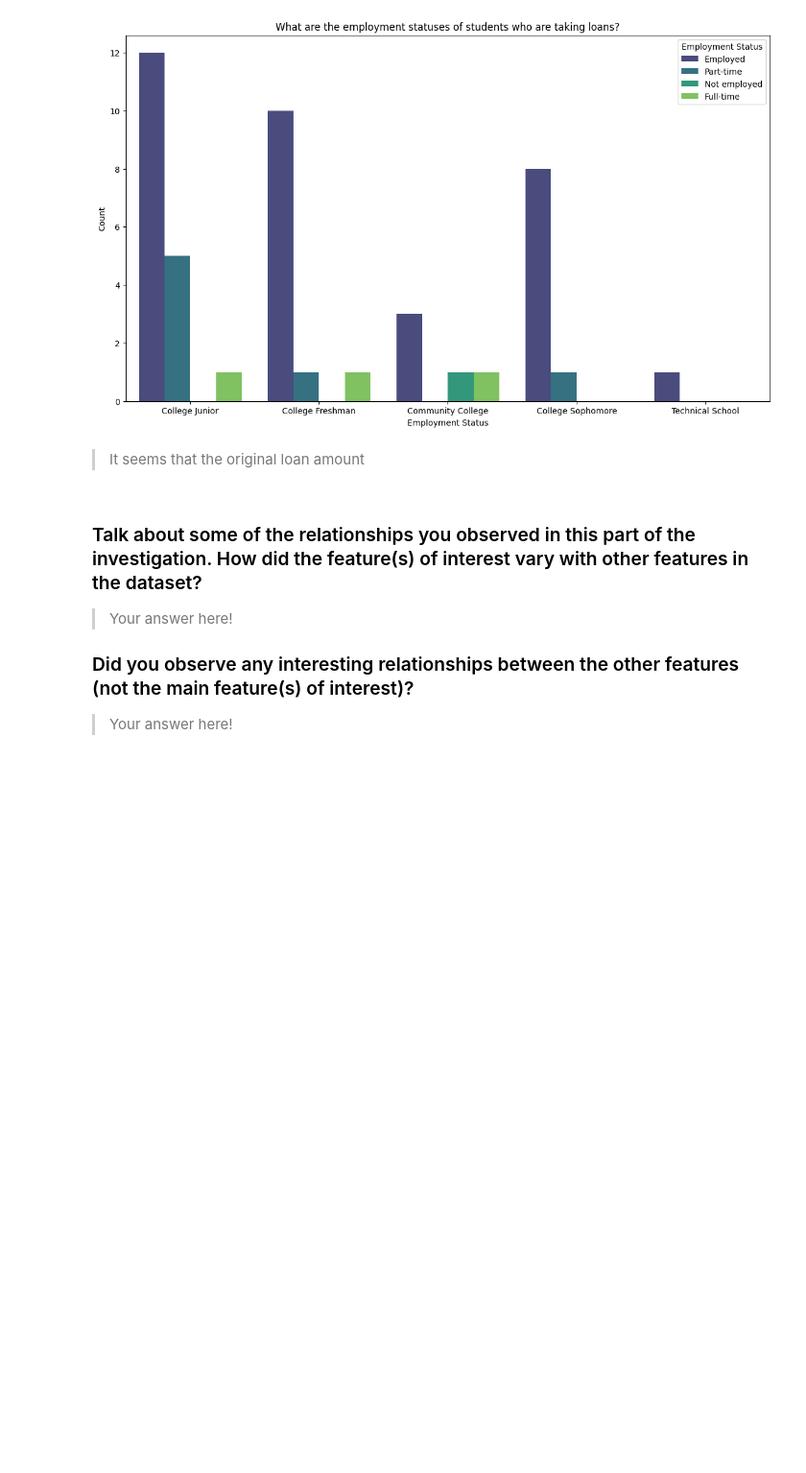
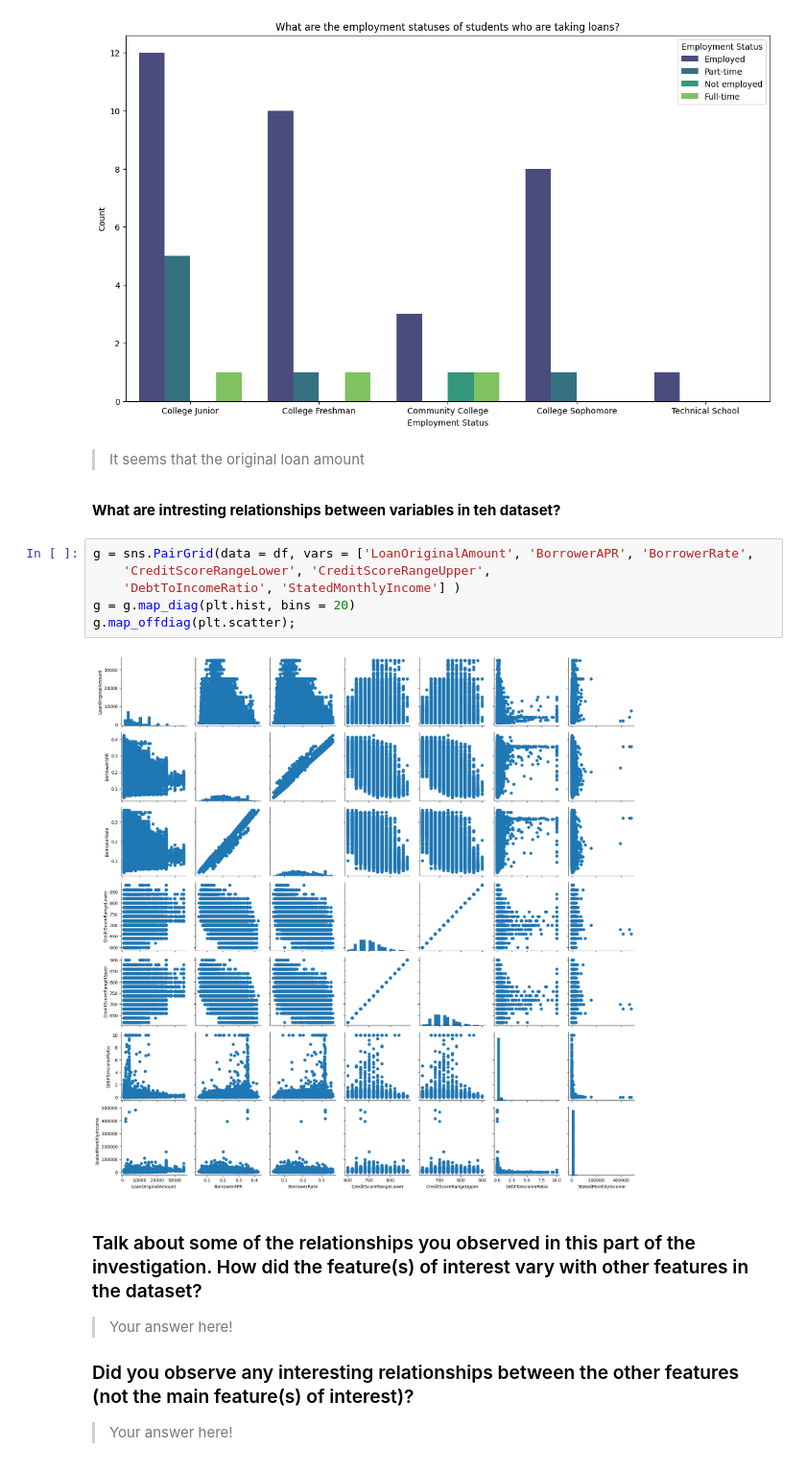
Before and after one commit to sondosaabed/Prosper-Loan-Analysis, a Jupyter notebook: Part_I_exploration.ipynb, the cells around one changed output. Shown at 96% size. Cells and saved outputs as stored; diff of their text form; blank space fills up the shorter version.

```diff
--- a/Part_I_exploration.ipynb
+++ b/Part_I_exploration.ipynb
@@ -606,6 +606,16 @@ plt.legend(title='Employment Status');
 [figure]
 # %% [markdown]
 > It seems that the original loan amount
+# %% [markdown]
+**What are intresting relationships between variables in teh dataset?**
+# %%
+g = sns.PairGrid(data = df, vars = ['LoanOriginalAmount', 'BorrowerAPR', 'BorrowerRate',
+    'CreditScoreRangeLower', 'CreditScoreRangeUpper',
+    'DebtToIncomeRatio', 'StatedMonthlyIncome'] )
+g = g.map_diag(plt.hist, bins = 20)
+g.map_offdiag(plt.scatter);
+# %% [output]
+[figure, added]
 # %% [markdown]
 ### Talk about some of the relationships you observed in this part of the investigation. How did the feature(s) of interest vary with other features in the dataset?
 
```
Also changed, not shown: parts of 2 cells of this notebook.
